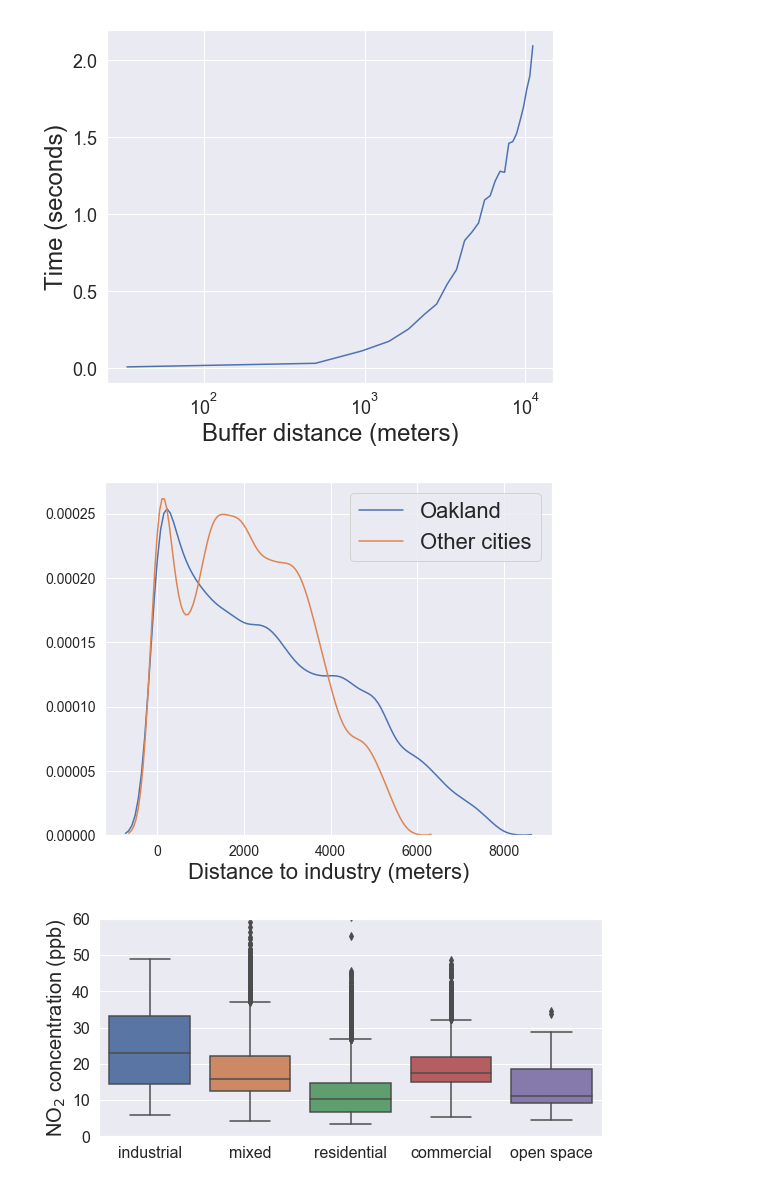
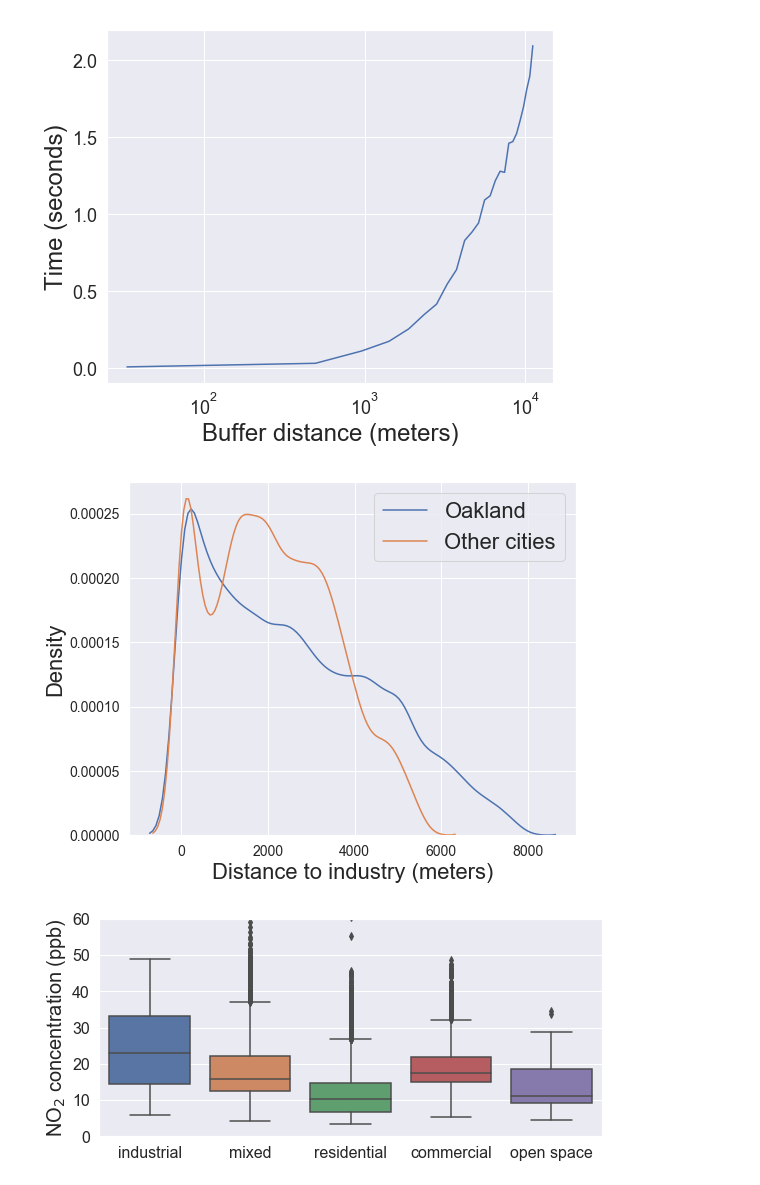
Before and after one commit to samdchamberlain/HealthyHomes_Insight, a Jupyter notebook: Pollutant_model.ipynb, the cells around one changed output. Cells and saved outputs as stored; diff of their text form; code cells hidden in the pictures.

Commit message:
minor changes for figure creation for presentations

```diff
--- a/Pollutant_model.ipynb
+++ b/Pollutant_model.ipynb
@@ -810,21 +810,22 @@ all_points['areas'] = np.where(all_points.place_name == 'Oakland, Alameda County
 # %%
 #fig, axes = plt.subplots(1, 1, figsize=(14, 4))
 fig = plt.figure(figsize=(8,6.5))
 sns.distplot(all_points.industry_dist[all_points.areas == 'Oakland'],
              hist=False, label = 'Oakland')
 sns.distplot(all_points.industry_dist[all_points.areas == 'Other East Bay Cities'],
              hist=False, label = 'Other cities')
 plt.xlabel('Distance to industry (meters)', fontsize=22)
+plt.ylabel('Density', fontsize=22)
 plt.tick_params(labelsize=14); plt.legend(fontsize = 22)
 plt.savefig('industry.png', format='png', dpi=300);
 # plt.hist(all_points.pop_den[all_points.areas == 'Oakland'],
 #              label = 'Oakland', ax=axes[1])
 # plt.hist(all_points.pop_den[all_points.areas == 'Other East Bay Cities'],
 #              label = 'Other cities', ax=axes[1])
 # axes[0].set_xlabel('Distance to industry (meters)', fontsize=24)
 # axes[0].tick_params(labelsize=14); axes[1].legend()
 # %% [output]
-[figure, old version]
+[figure, new version]
 # %%
 plotting = GSV_all.copy()
 plotting['zone'] = np.where(plotting['zone'] == 'open_space', 'open space', plotting['zone'])
```
Also changed, not shown: parts of 1 cell of this notebook.
